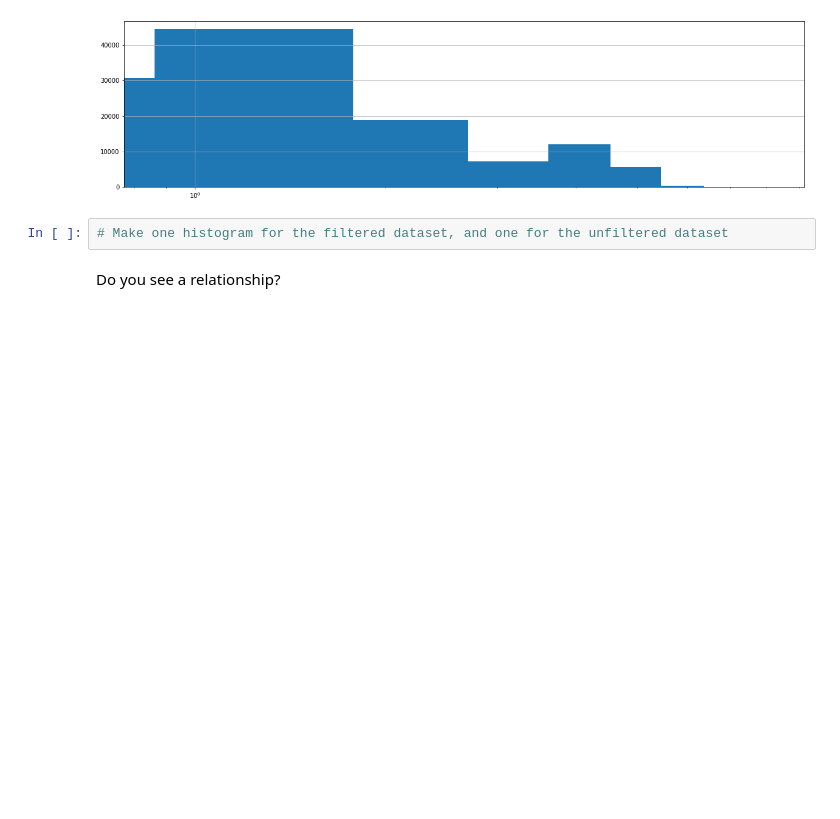
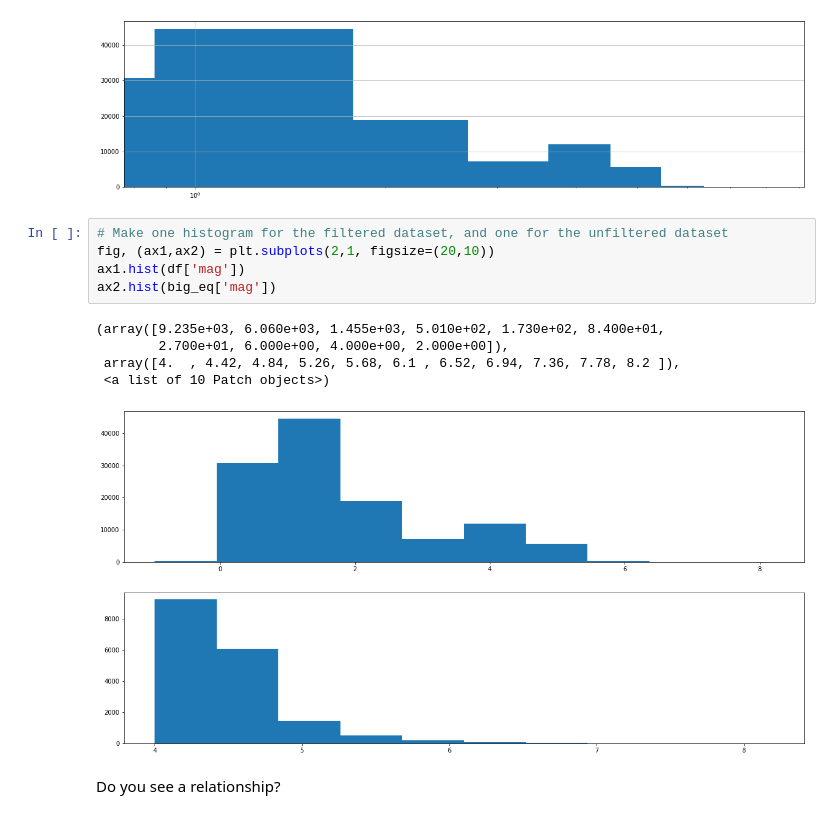
Before and after one commit to yasminghd/2022_ML_Earth_Env_Sci, a Jupyter notebook: Lab_Notebooks/S1_4_Pandas.ipynb, the cells around one changed output. Drawn from its saved outputs; the diff is of its cells as text; blank space fills up the shorter version.

```diff
--- a/Lab_Notebooks/S1_4_Pandas.ipynb
+++ b/Lab_Notebooks/S1_4_Pandas.ipynb
@@ -1003,6 +1003,15 @@ plt.xscale('log')
 [figure]
 # %%
 # Make one histogram for the filtered dataset, and one for the unfiltered dataset
+fig, (ax1,ax2) = plt.subplots(2,1, figsize=(20,10))
+ax1.hist(df['mag'])
+ax2.hist(big_eq['mag'])
+# %% [output]
+(array([9.235e+03, 6.060e+03, 1.455e+03, 5.010e+02, 1.730e+02, 8.400e+01,
+        2.700e+01, 6.000e+00, 4.000e+00, 2.000e+00]),
+ array([4.  , 4.42, 4.84, 5.26, 5.68, 6.1 , 6.52, 6.94, 7.36, 7.78, 8.2 ]),
+ <a list of 10 Patch objects>)
+[figure, added]
 # %% [markdown]
 Do you see a relationship?
 # %% [markdown]
```
